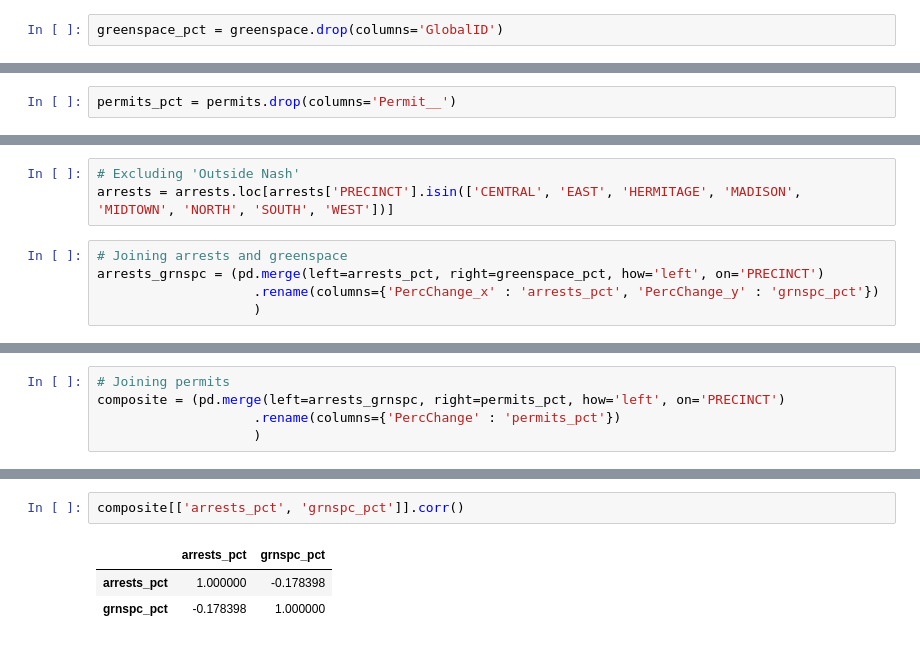
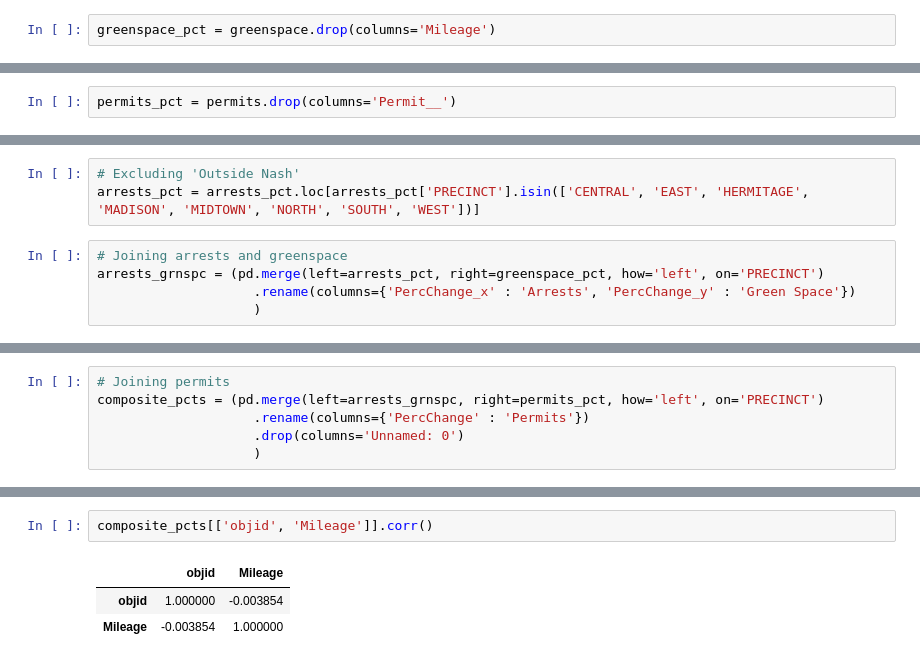
Before and after one commit to lou-knoble/capstone-nash-community-analysis, a Jupyter notebook: notebooks/composite.ipynb, the cells around one changed output, grey strips where cells are left out. Saved outputs shown, nothing was run; the diff lists cells and outputs as text.

```diff
--- a/notebooks/composite.ipynb
+++ b/notebooks/composite.ipynb
@@ -72,2 +77,2 @@ percent_change(greenspace, value_col='GlobalID')
 # %%
-greenspace_pct = greenspace.drop(columns='GlobalID')
+greenspace_pct = greenspace.drop(columns='Mileage')
@@ -97,8 +110,8 @@ permits_pct = permits.drop(columns='Permit__')
 # %%
 # Excluding 'Outside Nash'
-arrests = arrests.loc[arrests['PRECINCT'].isin(['CENTRAL', 'EAST', 'HERMITAGE', 'MADISON', 'MIDTOWN', 'NORTH', 'SOUTH', 'WEST'])]
+arrests_pct = arrests_pct.loc[arrests_pct['PRECINCT'].isin(['CENTRAL', 'EAST', 'HERMITAGE', 'MADISON', 'MIDTOWN', 'NORTH', 'SOUTH', 'WEST'])]
 # %%
 # Joining arrests and greenspace
 arrests_grnspc = (pd.merge(left=arrests_pct, right=greenspace_pct, how='left', on='PRECINCT')
-                    .rename(columns={'PercChange_x' : 'arrests_pct', 'PercChange_y' : 'grnspc_pct'})
+                    .rename(columns={'PercChange_x' : 'Arrests', 'PercChange_y' : 'Green Space'})
                     )
@@ -105,5 +130,6 @@ arrests_grnspc = (pd.merge(left=arrests_pct, right=greenspace_pct, how='left', o
 # %%
 # Joining permits
-composite = (pd.merge(left=arrests_grnspc, right=permits_pct, how='left', on='PRECINCT')
-                    .rename(columns={'PercChange' : 'permits_pct'})
+composite_pcts = (pd.merge(left=arrests_grnspc, right=permits_pct, how='left', on='PRECINCT')
+                    .rename(columns={'PercChange' : 'Permits'})
+                    .drop(columns='Unnamed: 0')
                     )
@@ -185,6 +403,6 @@ composite
 # %%
-composite[['arrests_pct', 'grnspc_pct']].corr()
+composite_pcts[['objid', 'Mileage']].corr()
 # %% [output]
-|  | arrests_pct | grnspc_pct |
-| arrests_pct | 1.000000 | -0.178398 |
-| grnspc_pct | -0.178398 | 1.000000 |
+|  | objid | Mileage |
+| objid | 1.000000 | -0.003854 |
+| Mileage | -0.003854 | 1.000000 |
```
Also changed, not shown: parts of 48 cells of this notebook.
